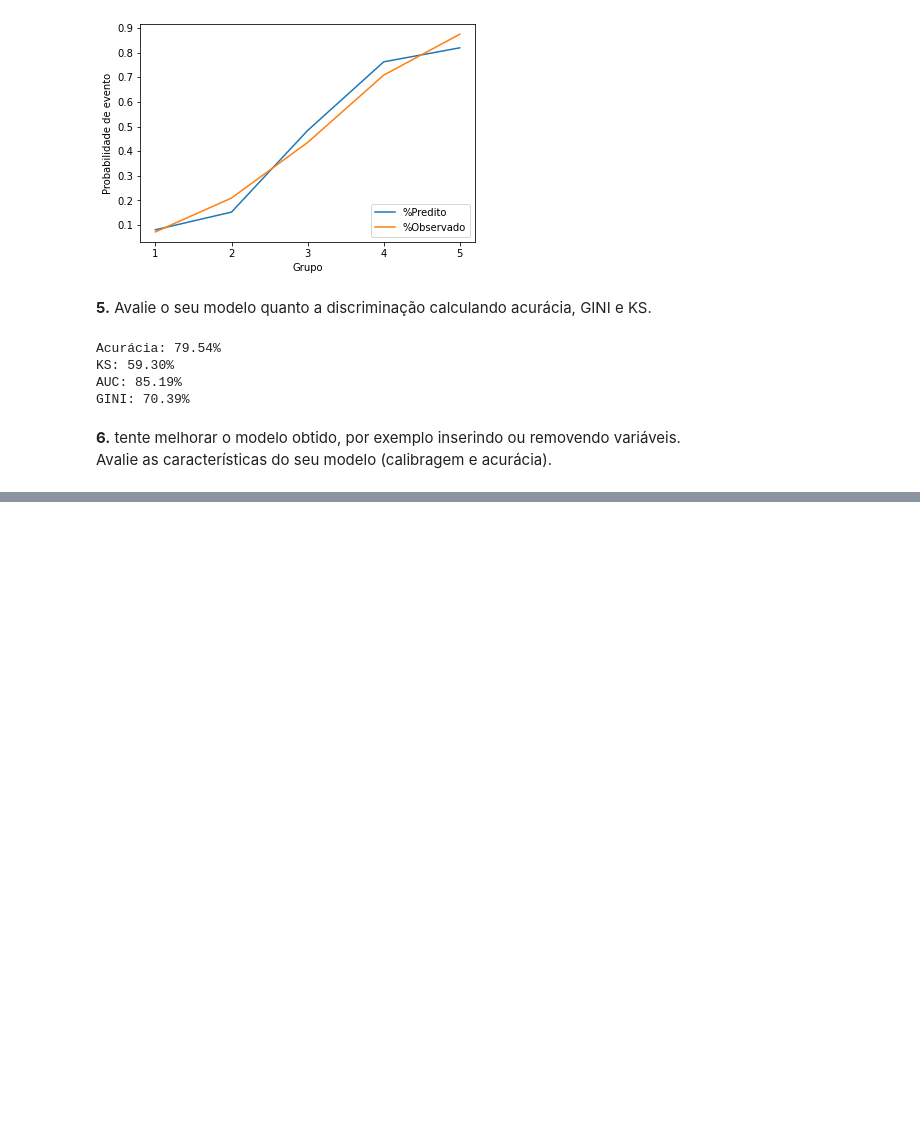
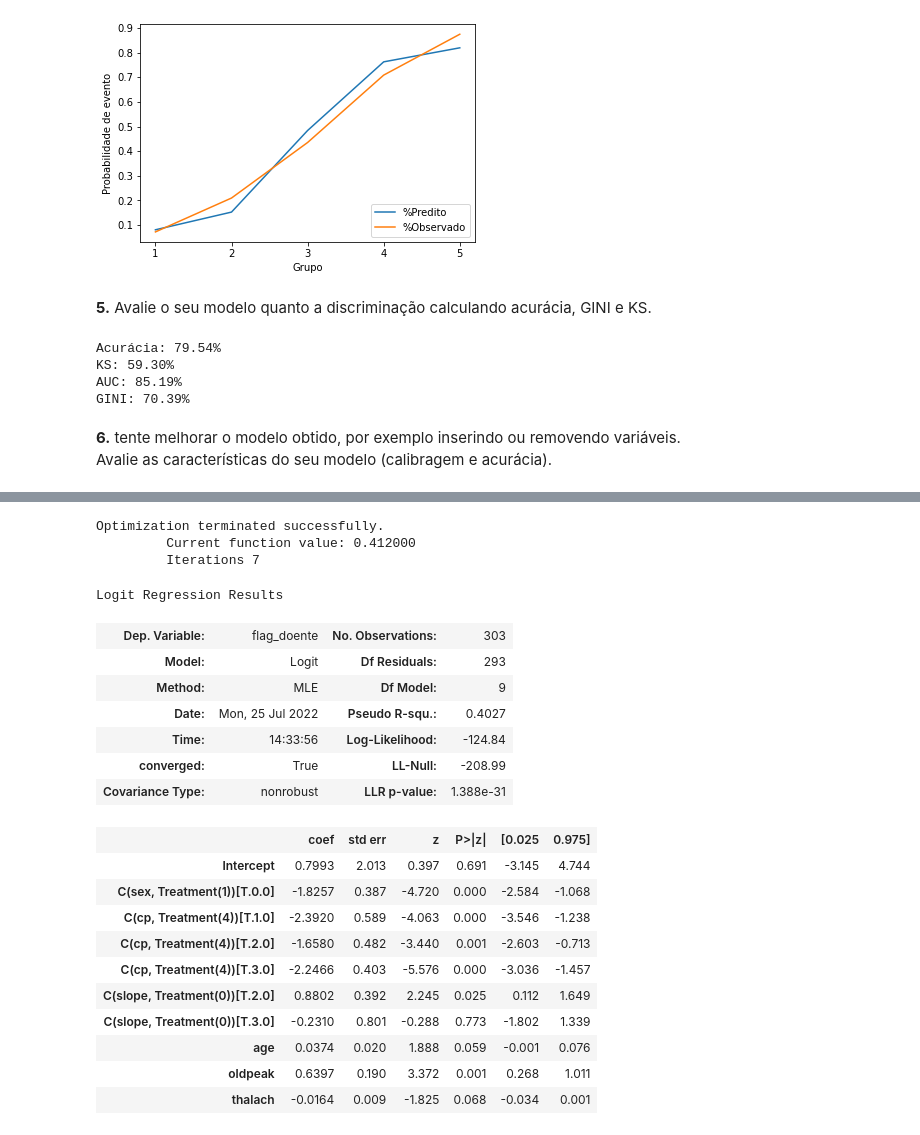
Before and after one commit to njuliacsouza/_projetosEBAC, a Jupyter notebook: Atividade_Modulo_18/mod18_ex02_logistica.ipynb, the cells around one changed output, grey strips where cells are left out. Cells and saved outputs as stored; diff of their text form; code cells hidden in the pictures; blank space fills up the shorter version.

```diff
--- a/Atividade_Modulo_18/mod18_ex02_logistica.ipynb
+++ b/Atividade_Modulo_18/mod18_ex02_logistica.ipynb
@@ -365,0 +393,28 @@ GINI: 70.39%
+# %%
+reglog = smf.logit(" flag_doente ~ C(sex, Treatment(1)) + C(cp, Treatment(4)) + age + oldpeak + thalach + C(slope, Treatment(0))"
+                   , data=df).fit()
+
+reglog.summary()
+# %% [output]
+Optimization terminated successfully.
+         Current function value: 0.412000
+         Iterations 7
+Logit Regression Results
+| Dep. Variable: | flag_doente | No. Observations: | 303 |
+| Model: | Logit | Df Residuals: | 293 |
+| Method: | MLE | Df Model: | 9 |
+| Date: | Mon, 25 Jul 2022 | Pseudo R-squ.: | 0.4027 |
+| Time: | 14:33:56 | Log-Likelihood: | -124.84 |
+| converged: | True | LL-Null: | -208.99 |
+| Covariance Type: | nonrobust | LLR p-value: | 1.388e-31 |
+|  | coef | std err | z | P>|z| | [0.025 | 0.975] |
+| Intercept | 0.7993 | 2.013 | 0.397 | 0.691 | -3.145 | 4.744 |
+| C(sex, Treatment(1))[T.0.0] | -1.8257 | 0.387 | -4.720 | 0.000 | -2.584 | -1.068 |
+| C(cp, Treatment(4))[T.1.0] | -2.3920 | 0.589 | -4.063 | 0.000 | -3.546 | -1.238 |
+| C(cp, Treatment(4))[T.2.0] | -1.6580 | 0.482 | -3.440 | 0.001 | -2.603 | -0.713 |
+| C(cp, Treatment(4))[T.3.0] | -2.2466 | 0.403 | -5.576 | 0.000 | -3.036 | -1.457 |
+| C(slope, Treatment(0))[T.2.0] | 0.8802 | 0.392 | 2.245 | 0.025 | 0.112 | 1.649 |
+| C(slope, Treatment(0))[T.3.0] | -0.2310 | 0.801 | -0.288 | 0.773 | -1.802 | 1.339 |
+| age | 0.0374 | 0.020 | 1.888 | 0.059 | -0.001 | 0.076 |
+| oldpeak | 0.6397 | 0.190 | 3.372 | 0.001 | 0.268 | 1.011 |
+| thalach | -0.0164 | 0.009 | -1.825 | 0.068 | -0.034 | 0.001 |
```
Also changed, not shown: parts of 9 cells of this notebook.
